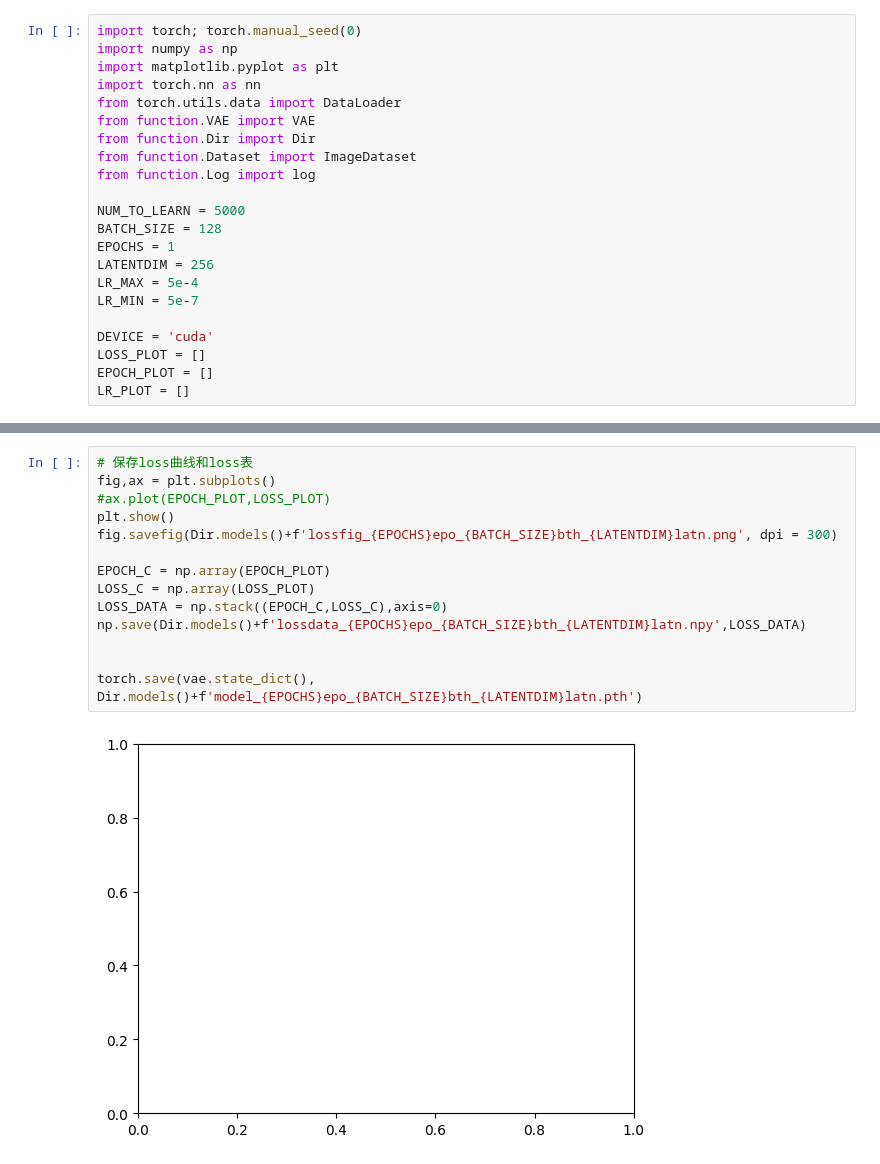
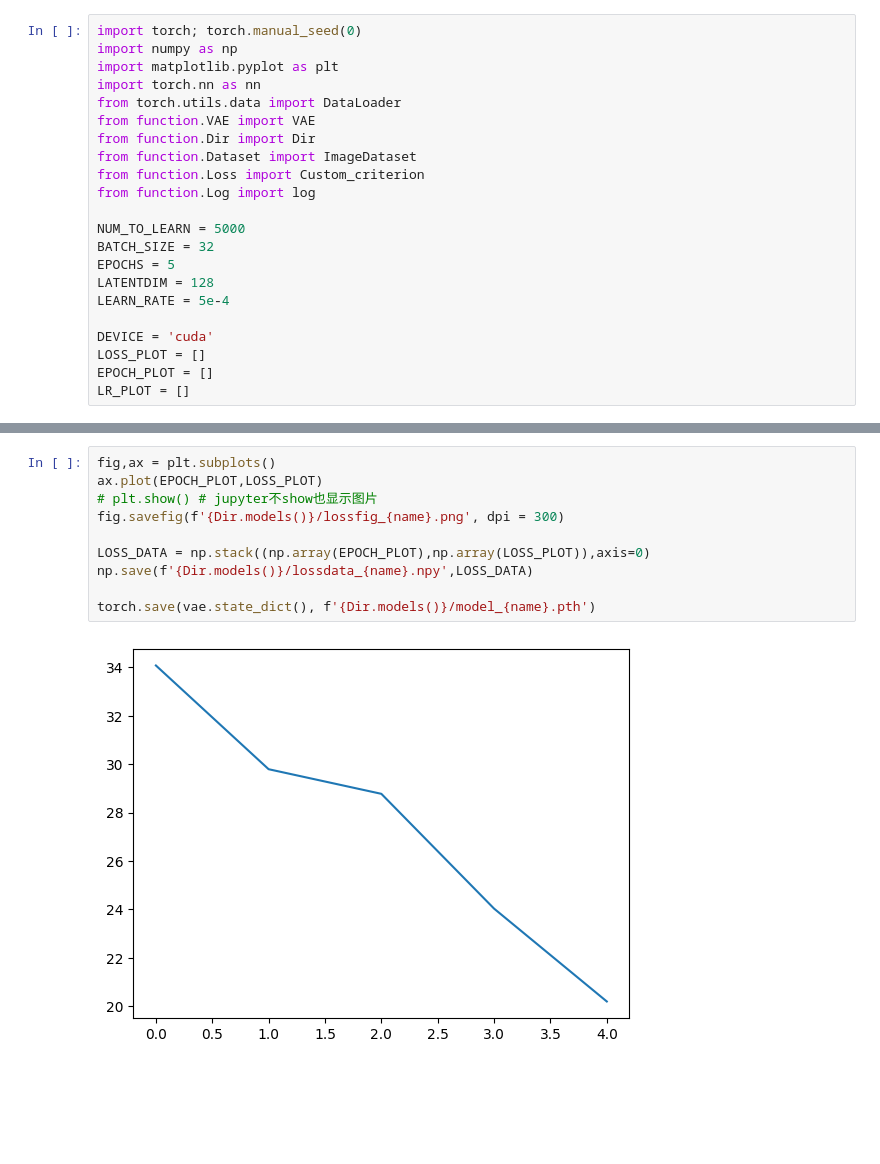
Before and after one commit to boobyuuuu/SR, a Jupyter notebook: codes/Train.ipynb, the cells around one changed output, grey strips where cells are left out. Saved outputs shown, nothing was run; the diff lists cells and outputs as text; blank space fills up the shorter version.

```diff
--- a/codes/Train.ipynb
+++ b/codes/Train.ipynb
@@ -7,14 +7,14 @@ from torch.utils.data import DataLoader
 from function.VAE import VAE
 from function.Dir import Dir
 from function.Dataset import ImageDataset
+from function.Loss import Custom_criterion
 from function.Log import log
 
 NUM_TO_LEARN = 5000
-BATCH_SIZE = 128
-EPOCHS = 1
-LATENTDIM = 256
-LR_MAX = 5e-4
-LR_MIN = 5e-7
+BATCH_SIZE = 32
+EPOCHS = 5
+LATENTDIM = 128
+LEARN_RATE = 5e-4
 
 DEVICE = 'cuda'
 LOSS_PLOT = []
@@ -75,17 +70,13 @@ Epoch [1/1], Average Loss: 0.062362,Current LR: 0.00050000
 succsessfully done!
 # %%
-# 保存loss曲线和loss表
 fig,ax = plt.subplots()
-#ax.plot(EPOCH_PLOT,LOSS_PLOT)
-plt.show()
-fig.savefig(Dir.models()+f'lossfig_{EPOCHS}epo_{BATCH_SIZE}bth_{LATENTDIM}latn.png', dpi = 300)
+ax.plot(EPOCH_PLOT,LOSS_PLOT)
+# plt.show() # jupyter不show也显示图片
+fig.savefig(f'{Dir.models()}/lossfig_{name}.png', dpi = 300)
 
-EPOCH_C = np.array(EPOCH_PLOT)
-LOSS_C = np.array(LOSS_PLOT)
-LOSS_DATA = np.stack((EPOCH_C,LOSS_C),axis=0)
-np.save(Dir.models()+f'lossdata_{EPOCHS}epo_{BATCH_SIZE}bth_{LATENTDIM}latn.npy',LOSS_DATA)
+LOSS_DATA = np.stack((np.array(EPOCH_PLOT),np.array(LOSS_PLOT)),axis=0)
+np.save(f'{Dir.models()}/lossdata_{name}.npy',LOSS_DATA)
 
-
-torch.save(vae.state_dict(), Dir.models()+f'model_{EPOCHS}epo_{BATCH_SIZE}bth_{LATENTDIM}latn.pth')
+torch.save(vae.state_dict(), f'{Dir.models()}/model_{name}.pth')
 # %% [output]
-[figure, old version]
+[figure, new version]
```
Also changed, not shown: parts of 4 cells of this notebook, 4 other files.
